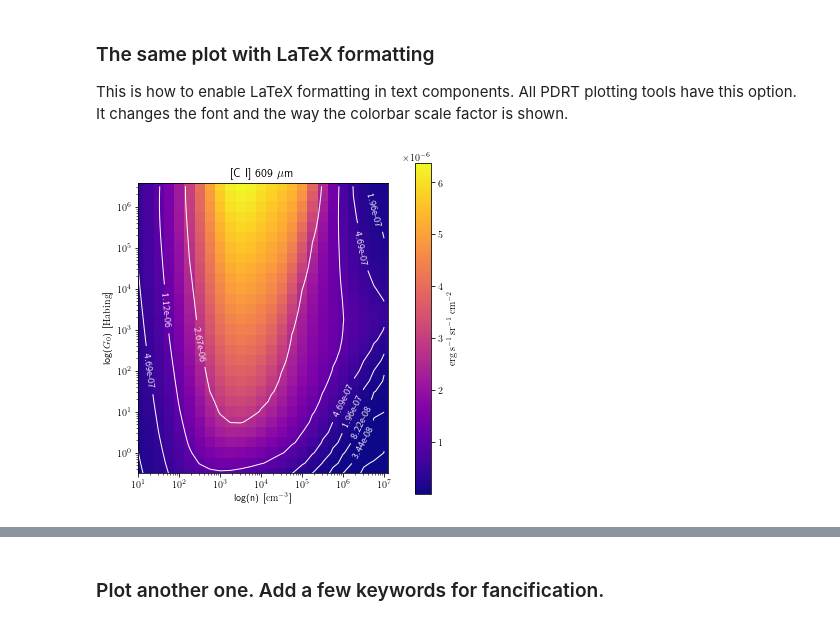
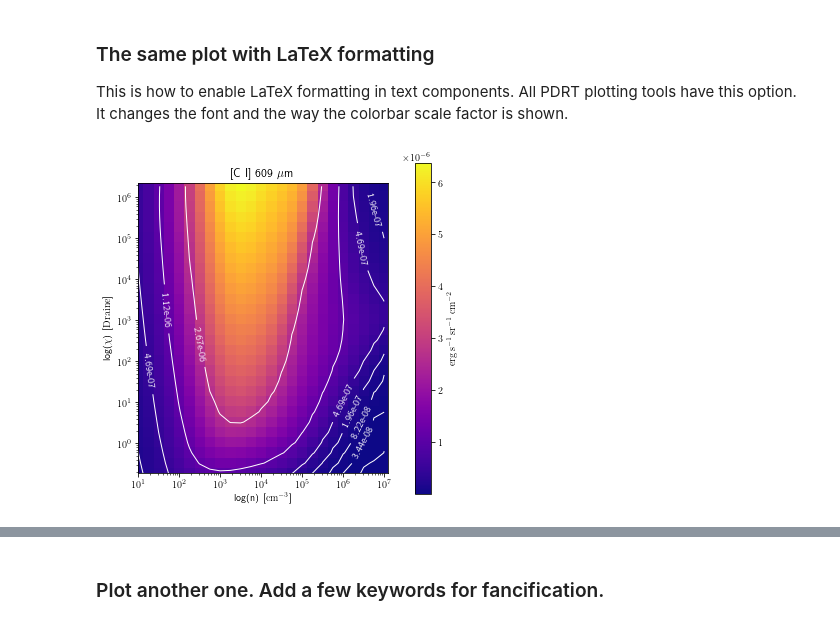
Before and after one commit to mpound/pdrtpy-nb, a Jupyter notebook: notebooks/PDRT_Example_Model_Plotting.ipynb, the cells around one changed output, grey strips where cells are left out. Saved outputs shown, nothing was run; the diff lists cells and outputs as text; code cells hidden in the pictures.

```diff
--- a/notebooks/PDRT_Example_Model_Plotting.ipynb
+++ b/notebooks/PDRT_Example_Model_Plotting.ipynb
@@ -53,6 +53,6 @@ mp.plot("CI_609",legend=False,contours=True,label=True)
 This is how to enable LaTeX formatting in text components.  All PDRT plotting tools have this option.  It changes the font and the way the colorbar scale factor is shown.
 # %%
 mp.usetex(True)
-mp.plot("CI_609",legend=False,contours=True,label=True)
+mp.plot("CI_609",legend=False,contours=True,label=True,yaxis_unit="Draine")
 # %% [output]
-[figure, old version]
+[figure, new version]
```
Also changed, not shown: parts of 23 cells of this notebook.
